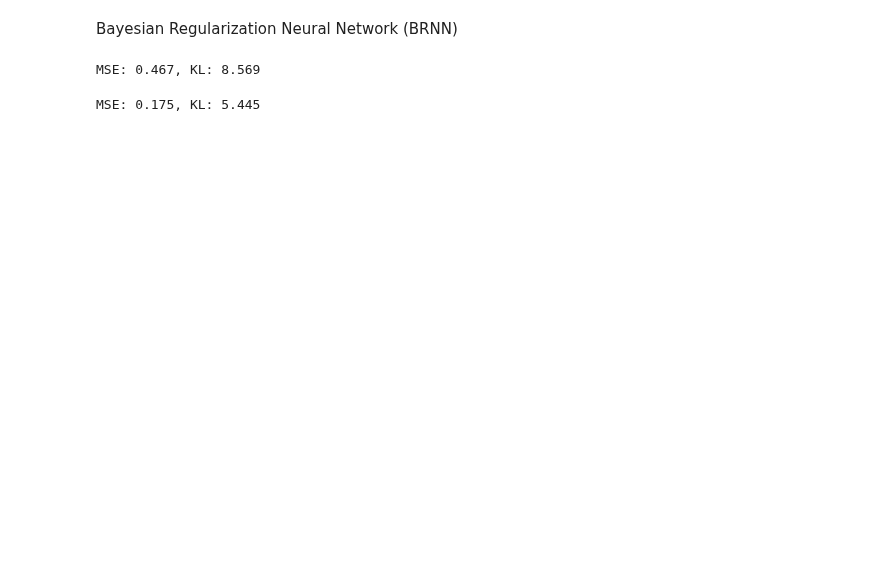
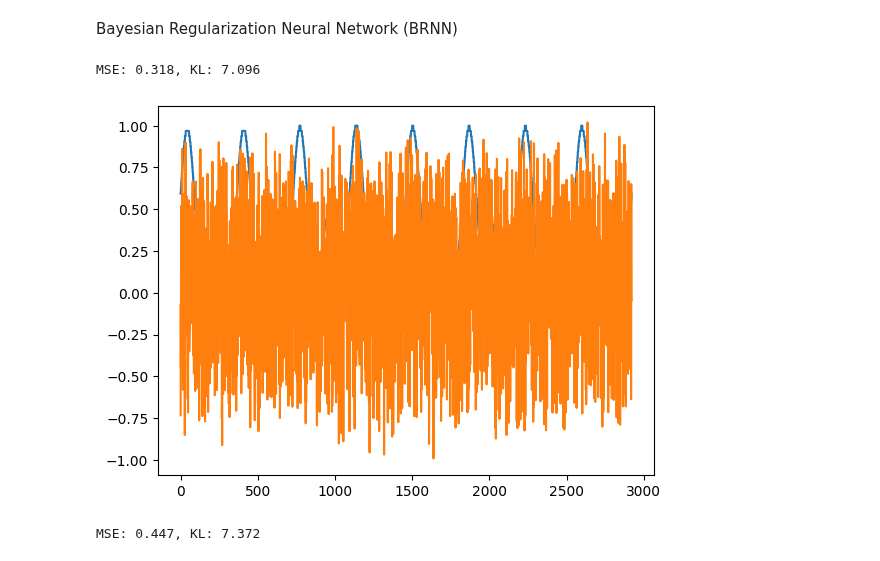
Before and after one commit to azamsuratem/predictprayertimes, a Jupyter notebook: python/objective_2_new.ipynb, the cells around one changed output. Saved outputs shown, nothing was run; the diff lists cells and outputs as text; code cells hidden in the pictures; blank space fills up the shorter version.

Commit message:
get predicted values from brnn model, run t-test

```diff
--- a/python/objective_2_new.ipynb
+++ b/python/objective_2_new.ipynb
@@ -339,6 +239,8 @@ import torchbnn as bnn
 mse_loss = nn.MSELoss()
 kl_loss = bnn.BKLLoss(reduction="mean", last_layer_only=False)
 kl_weight = 0.01
+
+x_test = torch.tensor(normalizedDF["date"].index.values, dtype=int).float()
 # %%
 def build_brnn(col_name = ""):
     if col_name not in normalizedDF.columns:
@@ -352,7 +254,7 @@ def build_brnn(col_name = ""):
 
     optimizer = optim.Adam(model.parameters(), lr=0.01)
 
-    x = torch.tensor(normalizedDF[col_name].index.values, dtype=int).float()
+    x = x_test
     y = torch.tensor(normalizedDF[col_name].values, dtype=float).float()
 
     kl_weight = 0.1
@@ -373,8 +275,17 @@ def build_brnn(col_name = ""):
 # %%
 model_fajr = build_brnn("esolat_fajr")
 # %% [output]
-MSE: 0.467, KL: 8.569
+MSE: 0.318, KL: 7.096
+# %%
+y_fajr = torch.tensor(normalizedDF["esolat_fajr"].values, dtype=float).float()
+pred_fajr = model_fajr(x_test)
+
+plt.plot(x_test.data.numpy(), y_fajr.data.numpy(), color="C0")
+plt.plot(x_test.data.numpy(), pred_fajr.data.numpy(), color="C1")
+plt.show()
+# %% [output]
+[figure, added]
 # %%
 model_zuhr = build_brnn("esolat_zuhr")
 # %% [output]
-MSE: 0.175, KL: 5.445
+MSE: 0.447, KL: 7.372
```
Also changed, not shown: parts of 18 cells of this notebook.
